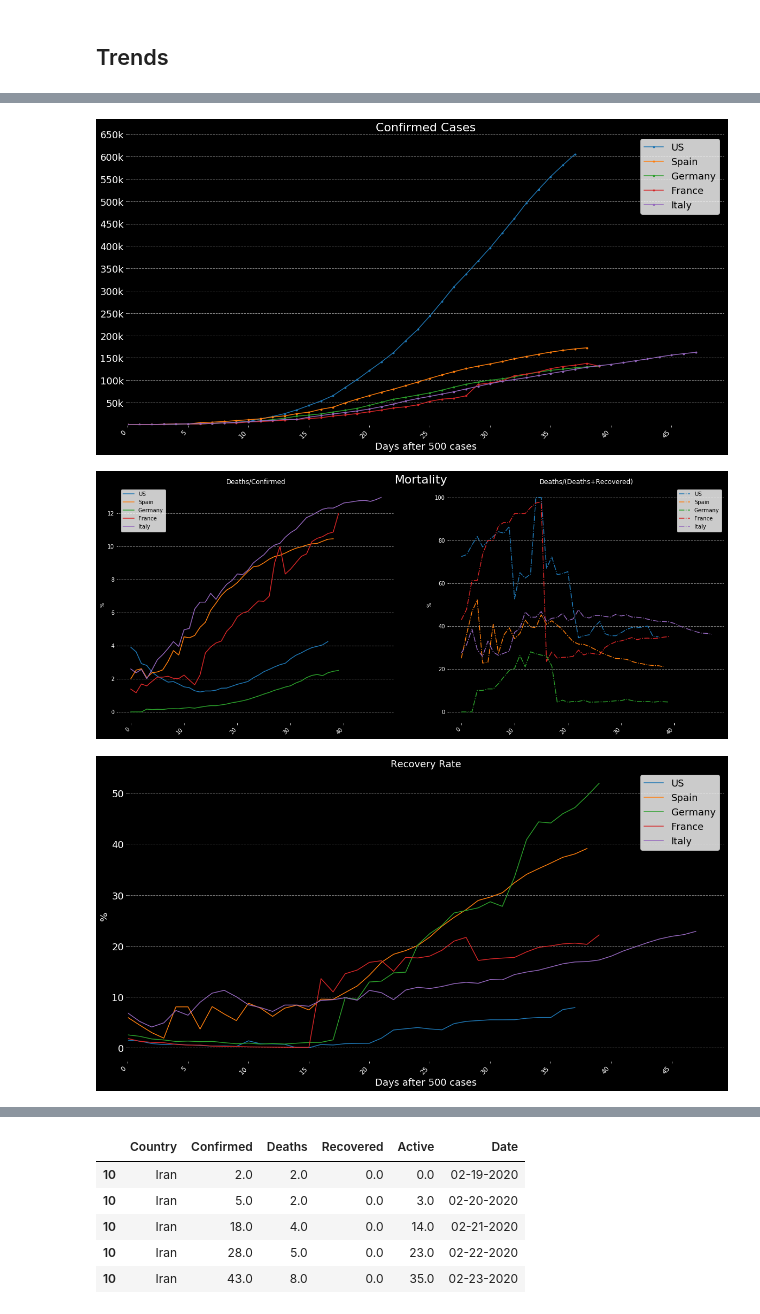
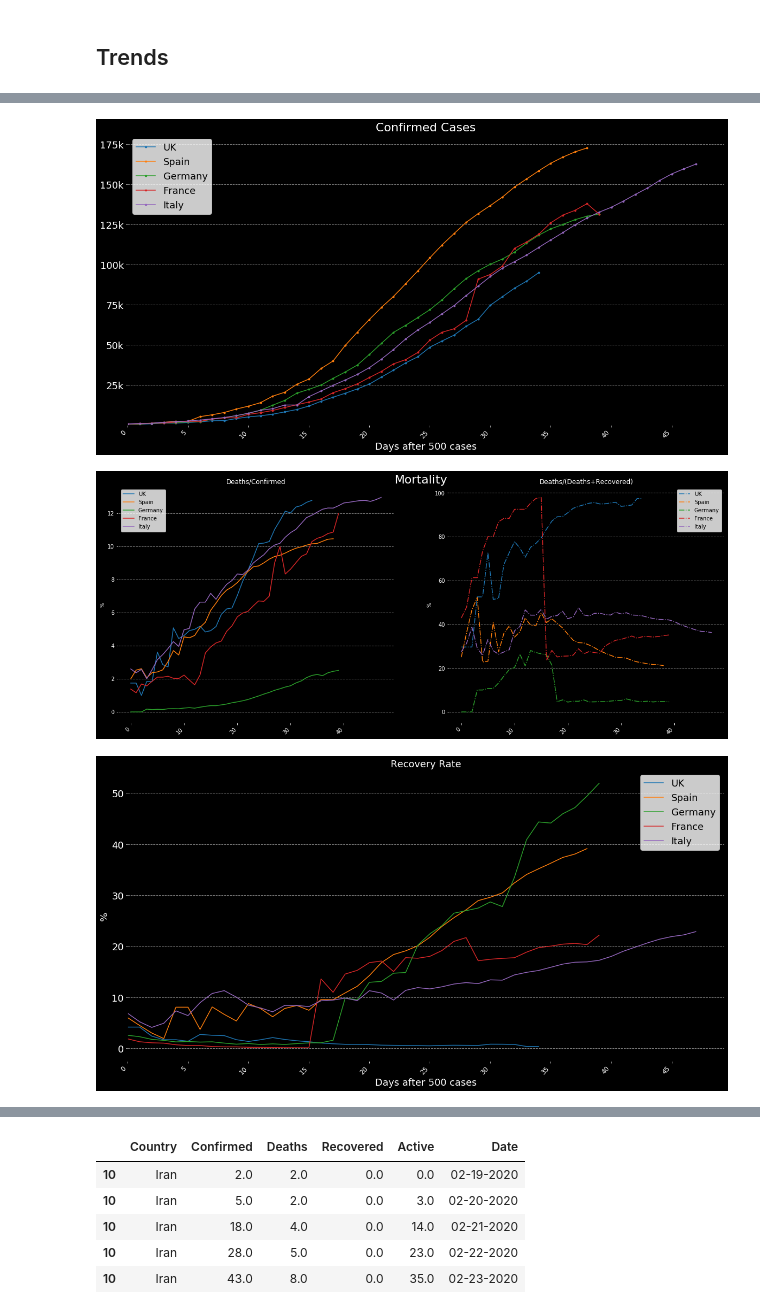
Before and after one commit to Thiagobc23/COVID-19, a Jupyter notebook: 01_COVID19.ipynb, the cells around one changed output, grey strips where cells are left out. Drawn from its saved outputs; the diff is of its cells as text; code cells hidden in the pictures.

```diff
--- a/01_COVID19.ipynb
+++ b/01_COVID19.ipynb
@@ -119,15 +119,15 @@ def plot_map(df, i):
         df.plot(kind='scatter', x='Long_', y='Lat', ax=ax, color='orangered',
                 s=pd.to_numeric(df['Confirmed'], errors='coerce')/200)
 
-        df.plot(kind='scatter', x='Long_', y='Lat', ax=ax, color='lightblue',
-                s=pd.to_numeric(df['Recovered'], errors='coerce')/200)
+        #df.plot(kind='scatter', x='Long_', y='Lat', ax=ax, color='lightblue',
+        #        s=pd.to_numeric(df['Recovered'], errors='coerce')/200)
     except:
         # plot infected locations
         df.plot(kind='scatter', x='Longitude', y='Latitude', ax=ax, color='orangered',
                 s=pd.to_numeric(df['Confirmed'], errors='coerce')/200)
 
-        df.plot(kind='scatter', x='Longitude', y='Latitude', ax=ax, color='lightblue',
-                s=pd.to_numeric(df['Recovered'], errors='coerce')/200)
+        #df.plot(kind='scatter', x='Longitude', y='Latitude', ax=ax, color='lightblue',
+        #        s=pd.to_numeric(df['Recovered'], errors='coerce')/200)
 
     plt.text(0, 100, str(i)[:10], color = 'black', fontsize = 25, ha='center')
 
@@ -139,7 +139,8 @@ def plot_map(df, i):
     plt.subplots_adjust(left=0, right=1, top=1, bottom=0)
     # hide map axis
     ax.axis('off')
-    ax.legend(['Confirmed','Recovered'], fontsize = 18)
+    #ax.legend(['Confirmed','Recovered'], fontsize = 18)
+    ax.legend(['Confirmed'], fontsize = 18)
     plt.savefig('img/video/'+str(i)[:10]+'_map.png', facecolor='grey', edgecolor='none')
 # %%
 def build_gif(filenames, title, duration=1):
@@ -543,21 +652,22 @@ plt.savefig('img/rec_china.png', facecolor='black', edgecolor='none')
 fig, ax = plt.subplots(1, figsize=(20,10), facecolor='black')
 
 # plot
-plot_contry(['US'], '03-08-2020', '03-09-2020')
+#plot_contry(['US'], '03-08-2020', '03-09-2020')
+plot_contry(['United Kingdom'], '03-06-2020', '03-07-2020')
 plot_contry(['Spain'], '03-07-2020', '03-08-2020')
 plot_contry(['Germany'], '03-06-2020', '03-07-2020')
 plot_contry(['France'], '03-06-2020', '03-07-2020')
 plot_contry(['Italy'], '02-27-2020', '02-28-2020')
 
 # yticks
-yticks = np.arange(50000, 650001, 50000)
+yticks = np.arange(25000, 175001, 25000)
 yticks_label =[str(i)[:-3] + 'k' for i in yticks]
 plt.yticks(yticks, labels = yticks_label, fontsize=18)
 
 # details
 plt.xlim(0,)
 plt.ylim(0,)
-plt.legend(['US', 'Spain', 'Germany', 'France', 'Italy'], fontsize=18)
+plt.legend(['UK', 'Spain', 'Germany', 'France', 'Italy'], fontsize=18)
 
 plt.savefig('img/conf_top.png', facecolor='black', edgecolor='none')
 
@@ -569,57 +679,61 @@ ax.axis('off')
 
 # Mortality method one
 ax = fig.add_subplot(121)
-plot_contry_d(['US'], '03-08-2020', '03-09-2020')
+#plot_contry_d(['US'], '03-08-2020', '03-09-2020')
+plot_contry_d(['United Kingdom'], '03-06-2020', '03-07-2020')
 plot_contry_d(['Spain'], '03-07-2020', '03-08-2020')
 plot_contry_d(['Germany'], '03-06-2020', '03-07-2020')
 plot_contry_d(['France'], '03-06-2020', '03-07-2020')
 plot_contry_d(['Italy'], '02-27-2020', '02-28-2020')
 
-plt.legend(['US', 'Spain', 'Germany', 'France', 'Italy'])
+plt.legend(['UK', 'Spain', 'Germany', 'France', 'Italy'])
 
 # Mortality method two
 ax = fig.add_subplot(122)
-plot_contry_d_two(['US'], '03-08-2020', '03-09-2020')
+#plot_contry_d_two(['US'], '03-08-2020', '03-09-2020')
+plot_contry_d_two(['United Kingdom'], '03-06-2020', '03-07-2020')
 plot_contry_d_two(['Spain'], '03-07-2020', '03-08-2020')
 plot_contry_d_two(['Germany'], '03-06-2020', '03-07-2020')
 plot_contry_d_two(['France'], '03-06-2020', '03-07-2020')
 plot_contry_d_two(['Italy'], '02-27-2020', '02-28-2020')
 
-plt.legend(['US', 'Spain', 'Germany', 'France', 'Italy'])
+plt.legend(['UK', 'Spain', 'Germany', 'France', 'Italy'])
 plt.savefig('img/mort_top.png', facecolor='black', edgecolor='none')
 
 # Recovery
 fig, ax = plt.subplots(1, figsize=(20,10), facecolor='black')
 
-plot_contry_r(['US'], '03-08-2020', '03-09-2020')
+#plot_contry_r(['US'], '03-08-2020', '03-09-2020')
+plot_contry_r(['United Kingdom'], '03-06-2020', '03-07-2020')
 plot_contry_r(['Spain'], '03-07-2020', '03-08-2020')
 plot_contry_r(['Germany'], '03-06-2020', '03-07-2020')
 plot_contry_r(['France'], '03-06-2020', '03-07-2020')
 plot_contry_r(['Italy'], '02-27-2020', '02-28-2020')
 
 plt.xlim(0,)
 
-plt.legend(['US', 'Spain', 'Germany', 'France', 'Italy'], fontsize=18)
+plt.legend(['UK', 'Spain', 'Germany', 'France', 'Italy'], fontsize=18)
 plt.savefig('img/rec_top.png', facecolor='black', edgecolor='none')
 
 # Active
 fig, ax = plt.subplots(1, figsize=(20,10), facecolor='black')
 
-plot_contry_a(['US'], '03-08-2020', '03-09-2020')
+#plot_contry_a(['US'], '03-08-2020', '03-09-2020')
+plot_contry_a(['United Kingdom'], '03-06-2020', '03-07-2020')
 plot_contry_a(['Spain'], '03-07-2020', '03-08-2020')
 plot_contry_a(['Germany'], '03-06-2020', '03-07-2020')
 plot_contry_a(['France'], '03-06-2020', '03-07-2020')
 plot_contry_a(['Italy'], '02-27-2020', '02-28-2020')
 
-yticks = np.arange(50000, 550001, 50000)
+yticks = np.arange(10000, 100001, 10000)
 yticks_label =[str(i)[:-3] + 'k' for i in yticks]
 
 plt.yticks(yticks, labels = yticks_label, fontsize=16)
 plt.xticks(fontsize=16)
-plt.legend(['US', 'Spain', 'Germany', 'France', 'Italy'], fontsize=18)
+plt.legend(['UK', 'Spain', 'Germany', 'France', 'Italy'], fontsize=18)
 
 plt.savefig('img/active_top.png', facecolor='black', edgecolor='none')
 # %% [output]
-[figure, old version]
+[figure, new version]
-[figure, old version]
+[figure, new version]
-[figure, old version]
+[figure, new version]
```
Also changed, not shown: parts of 7 cells of this notebook, 20 other files.
